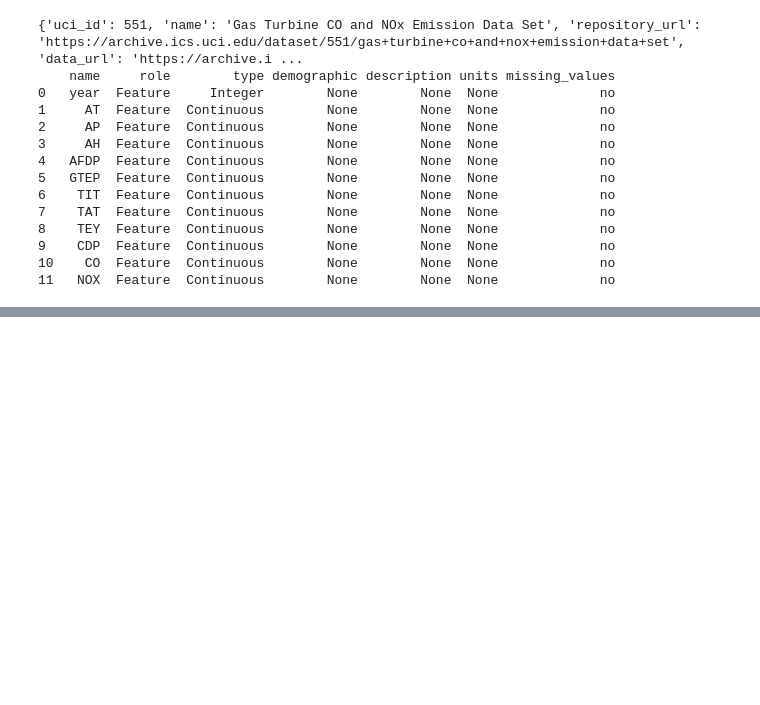
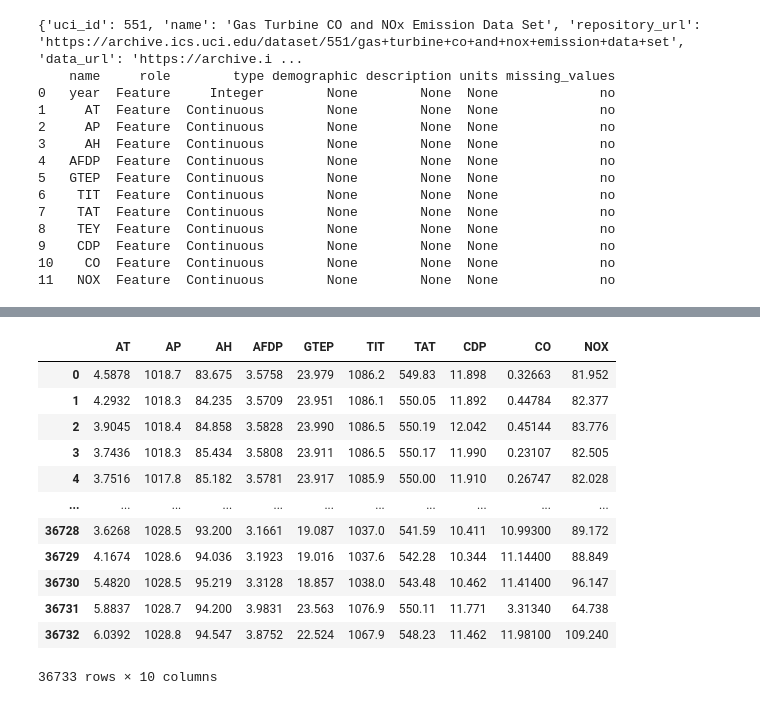
Before and after one commit to dmjLN1026/Pr-dction-TEY, a Jupyter notebook: Prédiction_TEY.ipynb, the cells around one changed output, grey strips where cells are left out. Saved outputs shown, nothing was run; the diff lists cells and outputs as text; code cells hidden in the pictures; blank space fills up the shorter version.

```diff
--- a/Prédiction_TEY.ipynb
+++ b/Prédiction_TEY.ipynb
@@ -72,0 +106,16 @@ memory usage: 3.4 MB
+# %%
+data.select_dtypes(include=['float'])
+# %% [output]
+|  | AT | AP | AH | AFDP | GTEP | TIT | TAT | CDP | CO | NOX |
+| 0 | 4.5878 | 1018.7 | 83.675 | 3.5758 | 23.979 | 1086.2 | 549.83 | 11.898 | 0.32663 | 81.952 |
+| 1 | 4.2932 | 1018.3 | 84.235 | 3.5709 | 23.951 | 1086.1 | 550.05 | 11.892 | 0.44784 | 82.377 |
+| 2 | 3.9045 | 1018.4 | 84.858 | 3.5828 | 23.990 | 1086.5 | 550.19 | 12.042 | 0.45144 | 83.776 |
+| 3 | 3.7436 | 1018.3 | 85.434 | 3.5808 | 23.911 | 1086.5 | 550.17 | 11.990 | 0.23107 | 82.505 |
+| 4 | 3.7516 | 1017.8 | 85.182 | 3.5781 | 23.917 | 1085.9 | 550.00 | 11.910 | 0.26747 | 82.028 |
+| ... | ... | ... | ... | ... | ... | ... | ... | ... | ... | ... |
+| 36728 | 3.6268 | 1028.5 | 93.200 | 3.1661 | 19.087 | 1037.0 | 541.59 | 10.411 | 10.99300 | 89.172 |
+| 36729 | 4.1674 | 1028.6 | 94.036 | 3.1923 | 19.016 | 1037.6 | 542.28 | 10.344 | 11.14400 | 88.849 |
+| 36730 | 5.4820 | 1028.5 | 95.219 | 3.3128 | 18.857 | 1038.0 | 543.48 | 10.462 | 11.41400 | 96.147 |
+| 36731 | 5.8837 | 1028.7 | 94.200 | 3.9831 | 23.563 | 1076.9 | 550.11 | 11.771 | 3.31340 | 64.738 |
+| 36732 | 6.0392 | 1028.8 | 94.547 | 3.8752 | 22.524 | 1067.9 | 548.23 | 11.462 | 11.98100 | 109.240 |
+36733 rows × 10 columns
```
Also changed, not shown: parts of 13 cells of this notebook.
